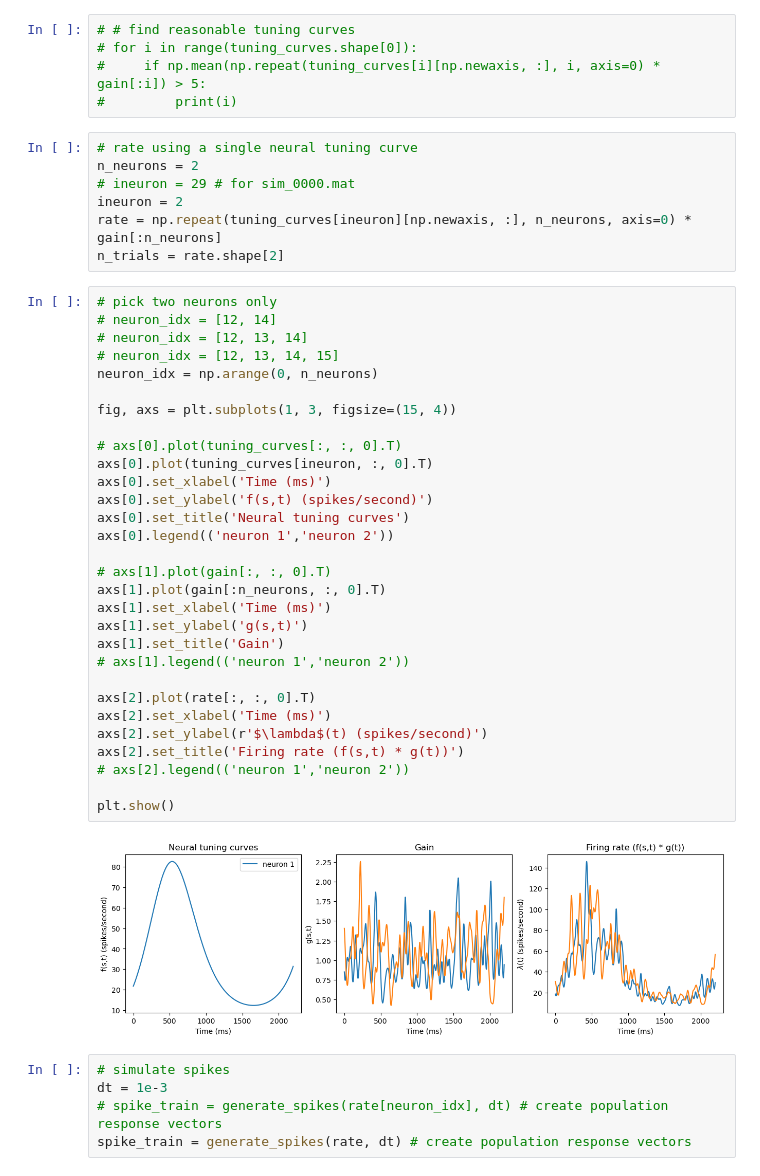
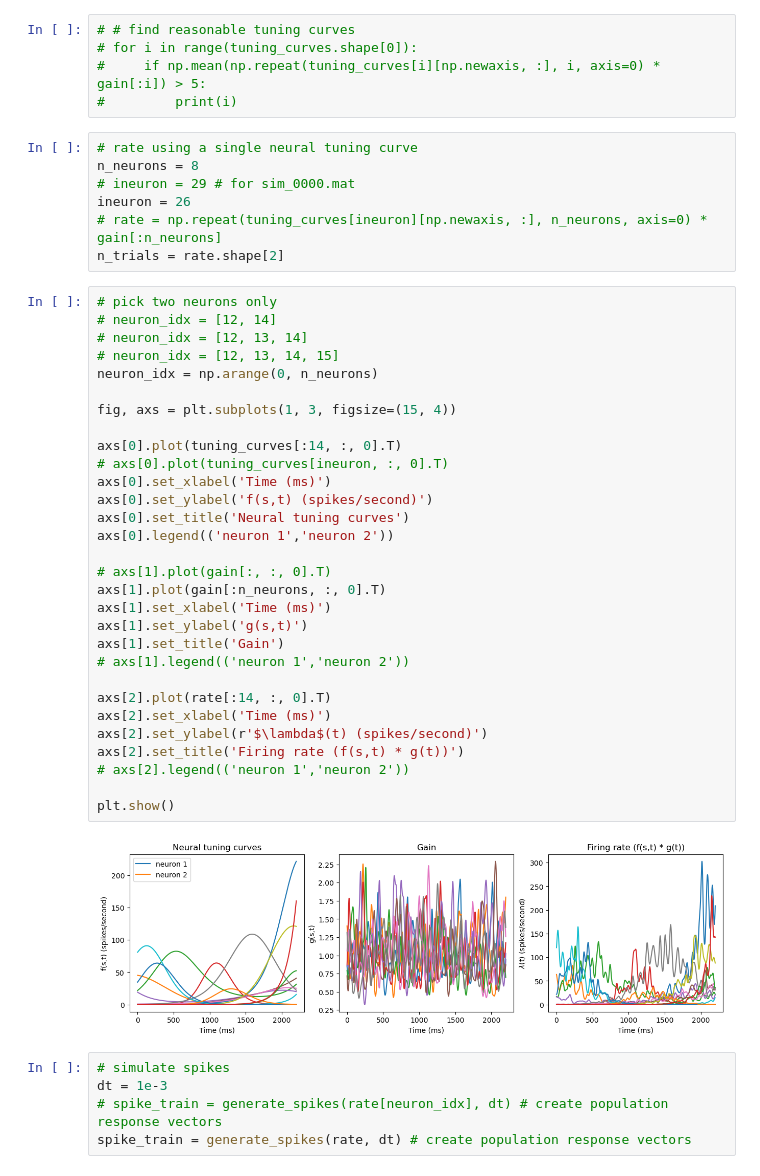
Before and after one commit to nguyen-td/timescales_curvature, a Jupyter notebook: discriminate_populations.ipynb, the cells around one changed output. Drawn from its saved outputs; the diff is of its cells as text.

```diff
--- a/discriminate_populations.ipynb
+++ b/discriminate_populations.ipynb
@@ -109,43 +109,43 @@ ibin = -3
 #         print(i)
 # %%
 # rate using a single neural tuning curve
-n_neurons = 2
+n_neurons = 8
 # ineuron = 29 # for sim_0000.mat
-ineuron = 2
-rate = np.repeat(tuning_curves[ineuron][np.newaxis, :], n_neurons, axis=0) * gain[:n_neurons]
+ineuron = 26
+# rate = np.repeat(tuning_curves[ineuron][np.newaxis, :], n_neurons, axis=0) * gain[:n_neurons]
 n_trials = rate.shape[2]
 # %%
 # pick two neurons only
 # neuron_idx = [12, 14]
 # neuron_idx = [12, 13, 14]
 # neuron_idx = [12, 13, 14, 15]
 neuron_idx = np.arange(0, n_neurons)
 
 fig, axs = plt.subplots(1, 3, figsize=(15, 4))
 
-# axs[0].plot(tuning_curves[:, :, 0].T)
-axs[0].plot(tuning_curves[ineuron, :, 0].T)
+axs[0].plot(tuning_curves[:14, :, 0].T)
+# axs[0].plot(tuning_curves[ineuron, :, 0].T)
 axs[0].set_xlabel('Time (ms)')
 axs[0].set_ylabel('f(s,t) (spikes/second)')
 axs[0].set_title('Neural tuning curves')
 axs[0].legend(('neuron 1','neuron 2'))
 
 # axs[1].plot(gain[:, :, 0].T)
 axs[1].plot(gain[:n_neurons, :, 0].T)
 axs[1].set_xlabel('Time (ms)')
 axs[1].set_ylabel('g(s,t)')
 axs[1].set_title('Gain')
 # axs[1].legend(('neuron 1','neuron 2'))
 
-axs[2].plot(rate[:, :, 0].T)
+axs[2].plot(rate[:14, :, 0].T)
 axs[2].set_xlabel('Time (ms)')
 axs[2].set_ylabel(r'$\lambda$(t) (spikes/second)')
 axs[2].set_title('Firing rate (f(s,t) * g(t))')
 # axs[2].legend(('neuron 1','neuron 2'))
 
 plt.show()
 # %% [output]
-[figure, old version]
+[figure, new version]
 # %%
 # simulate spikes
 dt = 1e-3
```
Also changed, not shown: 8 other files.
